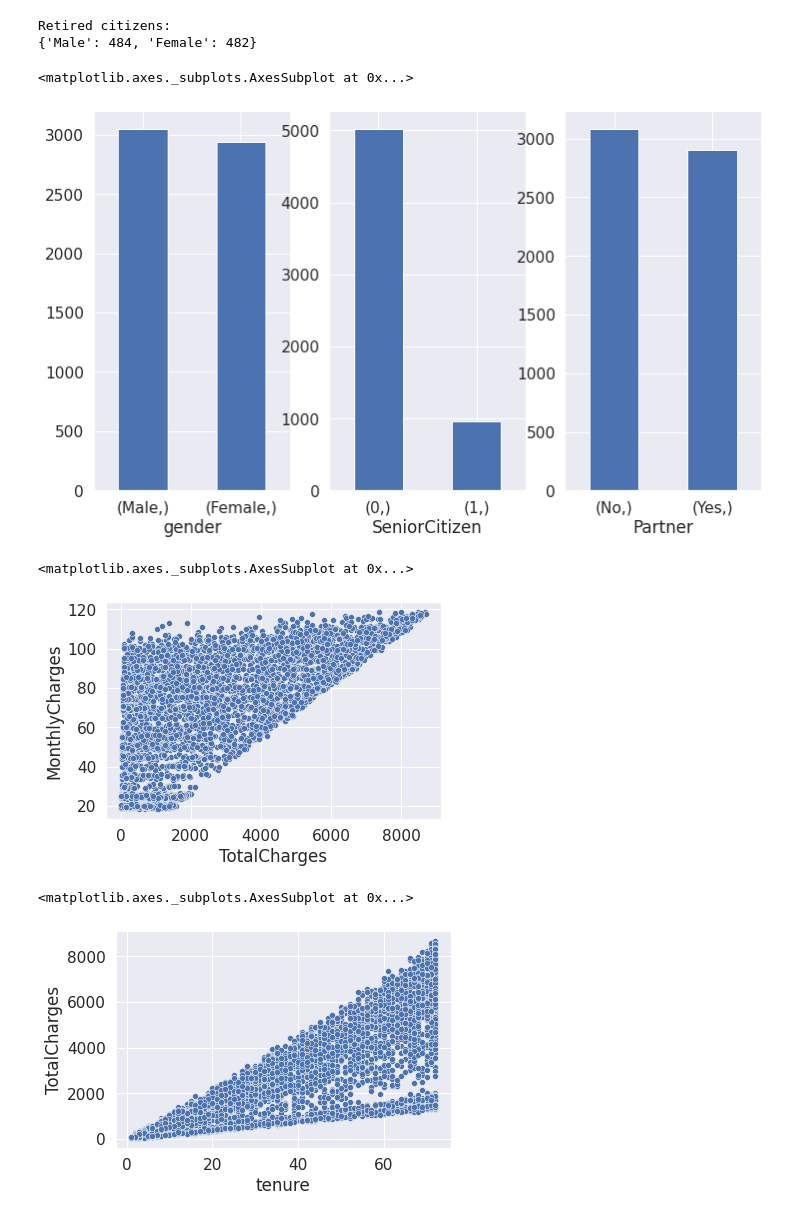
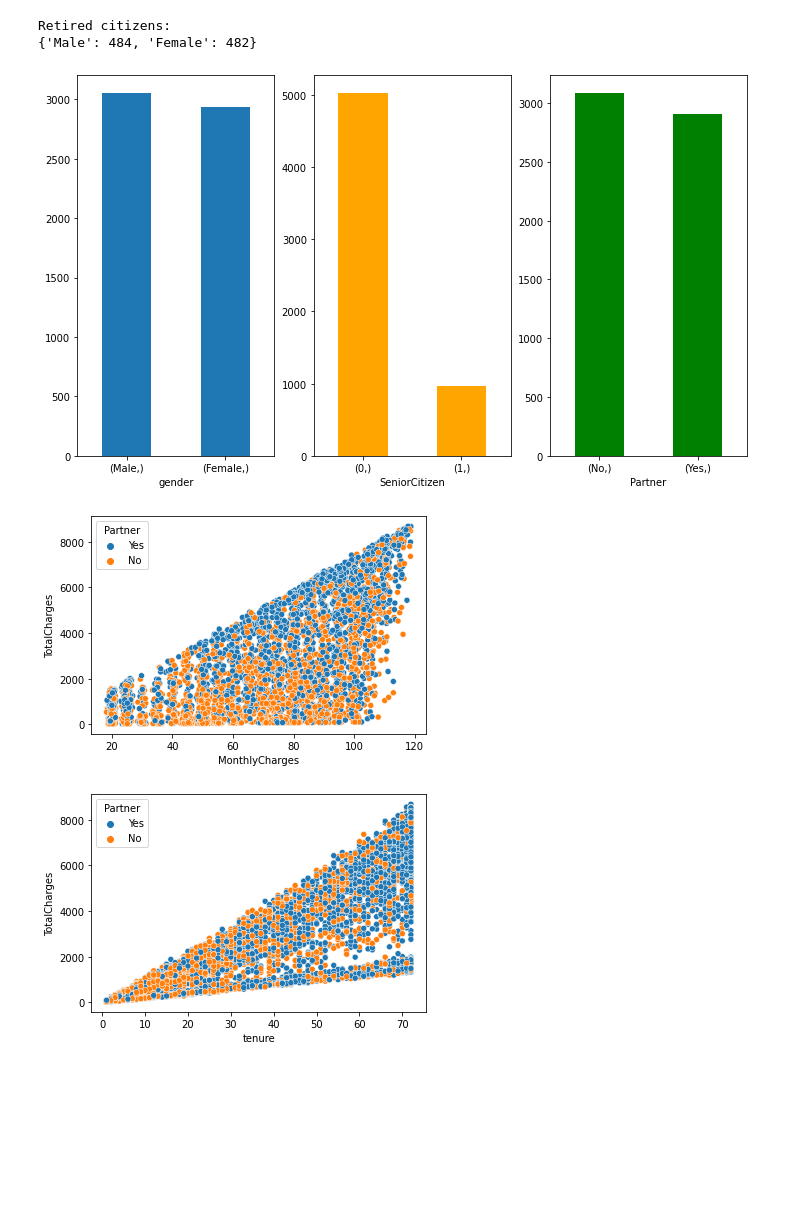
Before and after one commit to viktorjovev/TelecomChurnAnalysis, a Jupyter notebook: TelecomUsers.ipynb, the cells around one changed output. Saved outputs shown, nothing was run; the diff lists cells and outputs as text; code cells hidden in the pictures; blank space fills up the shorter version.

Commit message:
add more visualizations

```diff
--- a/TelecomUsers.ipynb
+++ b/TelecomUsers.ipynb
@@ -46,7 +48,7 @@ import matplotlib.pyplot as plt
 # %% [markdown]
 # **Loading Dataset**
 # %%
-real_dataset= pd.read_csv("/content/sample_data/telecom_users - telecom_users.csv (1).csv")
+real_dataset= pd.read_csv("/content/dataset.csv")
 # %%
 real_dataset.head()
 # %% [output]
@@ -124,22 +126,24 @@ Retired citizens:
 # %%
 fig, axes = plt.subplots(nrows=1, ncols=3,figsize=(12,7))
 dataset[["gender"]].value_counts().plot(ax=axes[0], kind='bar',rot=0)
-dataset[["SeniorCitizen"]].value_counts().plot(ax=axes[1], kind='bar',rot=0) #0 - Not Retired , 1- Retired
-dataset[["Partner"]].value_counts().plot(ax=axes[2], kind='bar',rot=0)
+dataset[["SeniorCitizen"]].value_counts().plot(ax=axes[1], kind='bar',rot=0, color='orange') #0 - Not Retired , 1- Retired
+dataset[["Partner"]].value_counts().plot(ax=axes[2], kind='bar',rot=0, color= 'green')
+plt.show()
 #basic visualizations
 # %% [output]
-<matplotlib.axes._subplots.AxesSubplot at 0x...>
-[figure, old version]
+[figure, new version]
 # %%
-cont_values = dataset[['MonthlyCharges', 'TotalCharges','tenure','SeniorCitizen']]
-sns.scatterplot(x=cont_values['TotalCharges'],y=cont_values['MonthlyCharges'])
-# monthlyCharges < TotalCharges, cause a monthly charge is part of total charges
+cont_values = dataset[['TotalCharges','MonthlyCharges','tenure','SeniorCitizen']]
+sns.scatterplot(x=cont_values['MonthlyCharges'],y=cont_values['TotalCharges'], hue='Partner', data = dataset)
+# monthlyCharges < TotalCharges, cause a monthly charge is part of the total charges
+plt.show()
 # %% [output]
-<matplotlib.axes._subplots.AxesSubplot at 0x...>
-[figure, old version]
+[figure, new version]
 # %%
-sns.scatterplot(x=cont_values['tenure'],y=cont_values['TotalCharges']) #There is some pattern
+sns.scatterplot(x=cont_values['tenure'],y=cont_values['TotalCharges'], hue= "Partner", data=dataset)
+#There is some pattern, tenure is proportional with TotalCharges.
+#However, we see that small gape between tenure's values [45,60+]
+plt.show()
 # %% [output]
-<matplotlib.axes._subplots.AxesSubplot at 0x...>
-[figure, old version]
+[figure, new version]
 # %%
```
Also changed, not shown: parts of 6 cells of this notebook.
